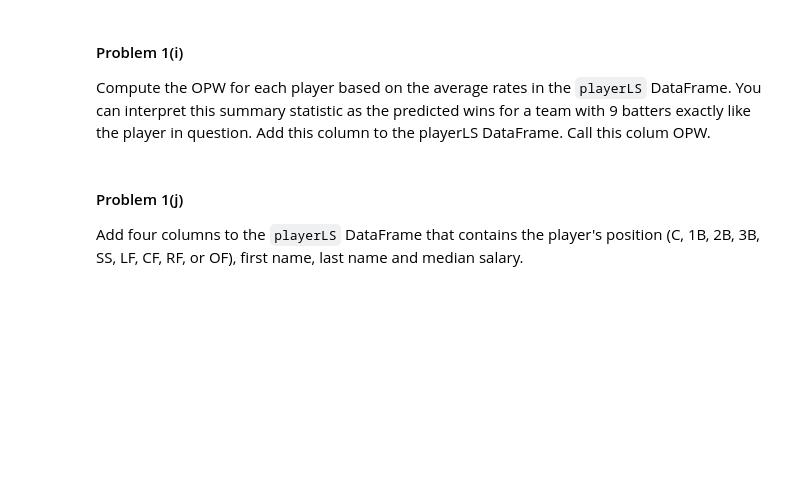
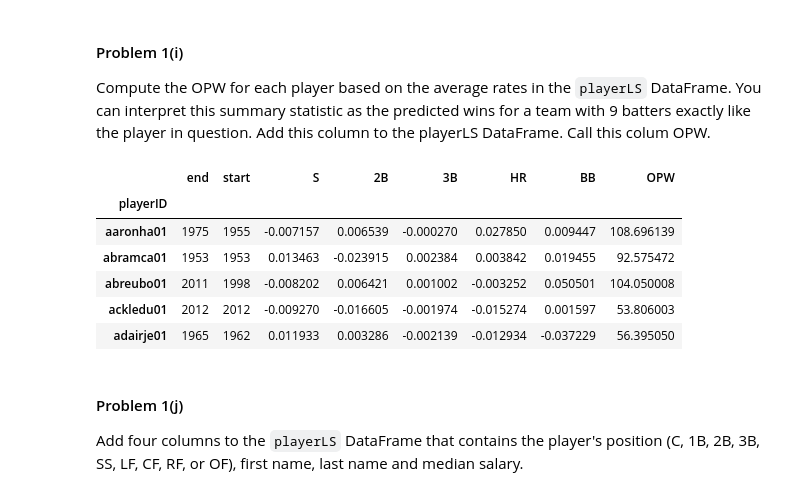
Before and after one commit to jacqzwy/2014, a Jupyter notebook: homework/HW3.ipynb, the cells around one changed output. Drawn from its saved outputs; the diff is of its cells as text; code cells hidden in the pictures; blank space fills up the shorter version.

```diff
--- a/homework/HW3.ipynb
+++ b/homework/HW3.ipynb
@@ -238,3 +290,15 @@ Compute the OPW for each player based on the average rates in the `playerLS` Dat
+# %%
+### Your code here ###
+playerLS['OPW'] =  lm.predict(playerLS[['S', '2B', '3B', 'HR', 'BB']])
+playerLS.head()
+# %% [output]
+|  | end | start | S | 2B | 3B | HR | BB | OPW |
+| playerID |  |  |  |  |  |  |  |  |
+| aaronha01 | 1975 | 1955 | -0.007157 | 0.006539 | -0.000270 | 0.027850 | 0.009447 | 108.696139 |
+| abramca01 | 1953 | 1953 | 0.013463 | -0.023915 | 0.002384 | 0.003842 | 0.019455 | 92.575472 |
+| abreubo01 | 2011 | 1998 | -0.008202 | 0.006421 | 0.001002 | -0.003252 | 0.050501 | 104.050008 |
+| ackledu01 | 2012 | 2012 | -0.009270 | -0.016605 | -0.001974 | -0.015274 | 0.001597 | 53.806003 |
+| adairje01 | 1965 | 1962 | 0.011933 | 0.003286 | -0.002139 | -0.012934 | -0.037229 | 56.395050 |
 # %% [markdown]
 #### Problem 1(j)
 
```
Also changed, not shown: parts of 14 cells of this notebook.
